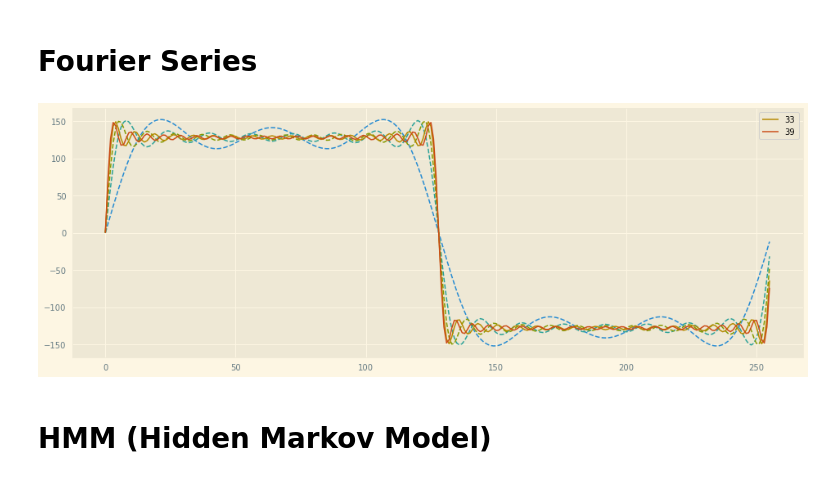
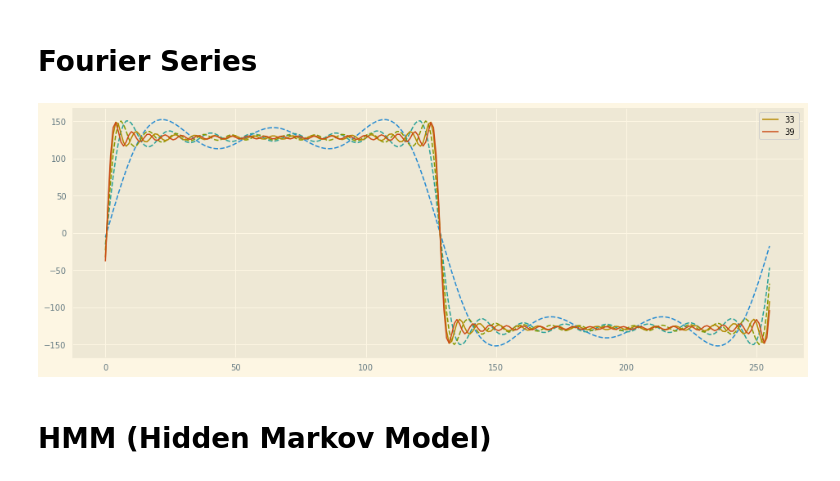
Before and after one commit to sandyzikun/mikutoolkit, a Jupyter notebook: testing.ipynb, the cells around one changed output. Drawn from its saved outputs; the diff is of its cells as text; code cells hidden in the pictures.

```diff
--- a/testing.ipynb
+++ b/testing.ipynb
@@ -18,18 +101,18 @@ plt.show()
 # %% [markdown]
 # Fourier Series
 # %%
-fseries = miku.fourier.Series([0] + [1] * 127 + [0] + [-1] * 127)
+fseries_0 = miku.fourier.psi.Series([0] + [1] * 127 + [0] + [-1] * 127)
 with plt.rc_context({"figure.figsize": [ 16, 5.6 ]}):
     for k in range(3):
-        fseries.plotarray("--")
-        fseries.append(9)
-    fseries.plotarray("-", label=str(fseries.numiter))
-    fseries.append(6)
-    fseries.plotarray("-", label=str(fseries.numiter))
+        fseries_0.plotarray("--")
+        fseries_0.append(9)
+    fseries_0.plotarray("-", label=str(fseries_0.numiter))
+    fseries_0.append(6)
+    fseries_0.plotarray("-", label=str(fseries_0.numiter))
     plt.legend()
     plt.show()
 # %% [output]
-[figure, old version]
+[figure, new version]
 # %% [markdown]
 # HMM (Hidden Markov Model)
 # %%
```
Also changed, not shown: parts of 11 cells of this notebook, 17 other files.
